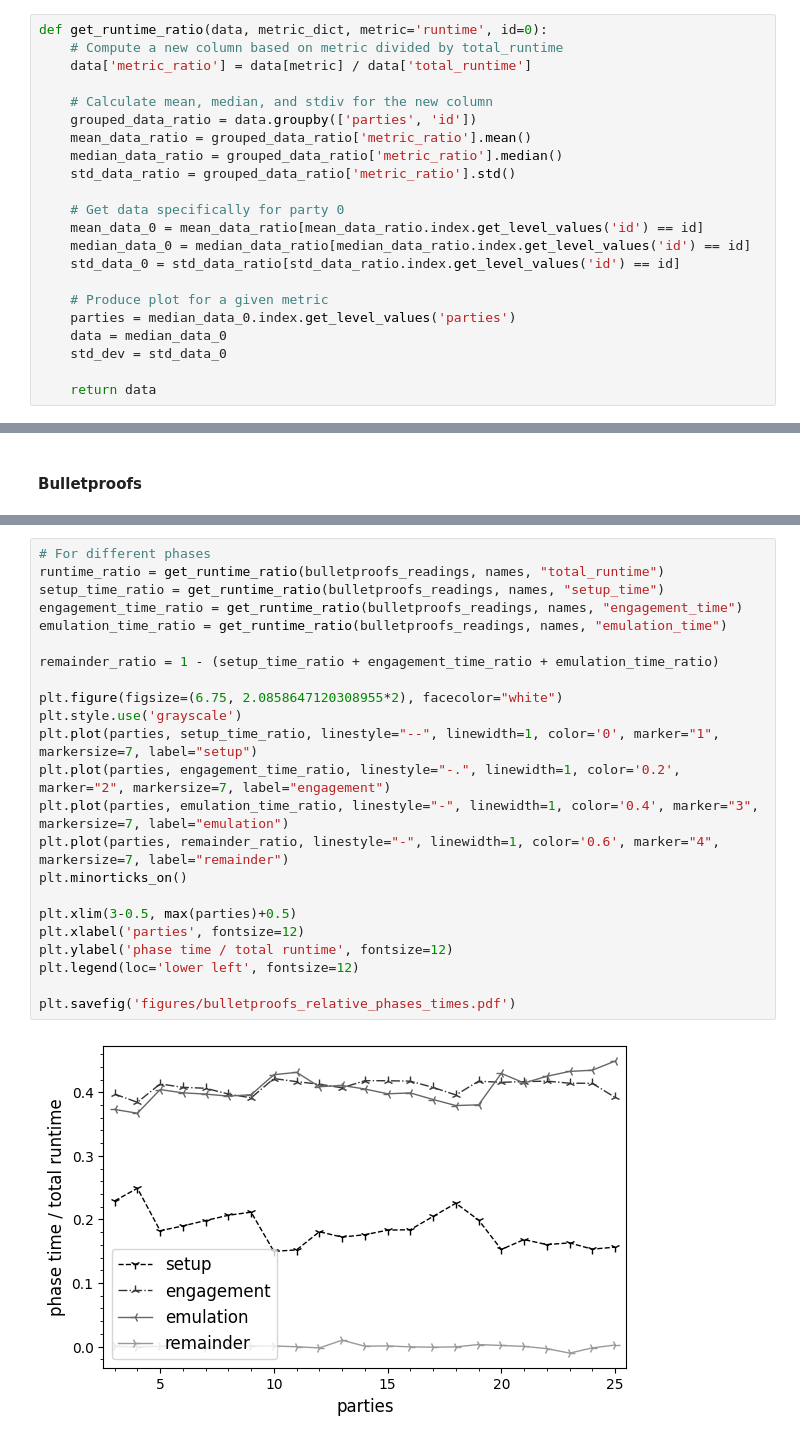
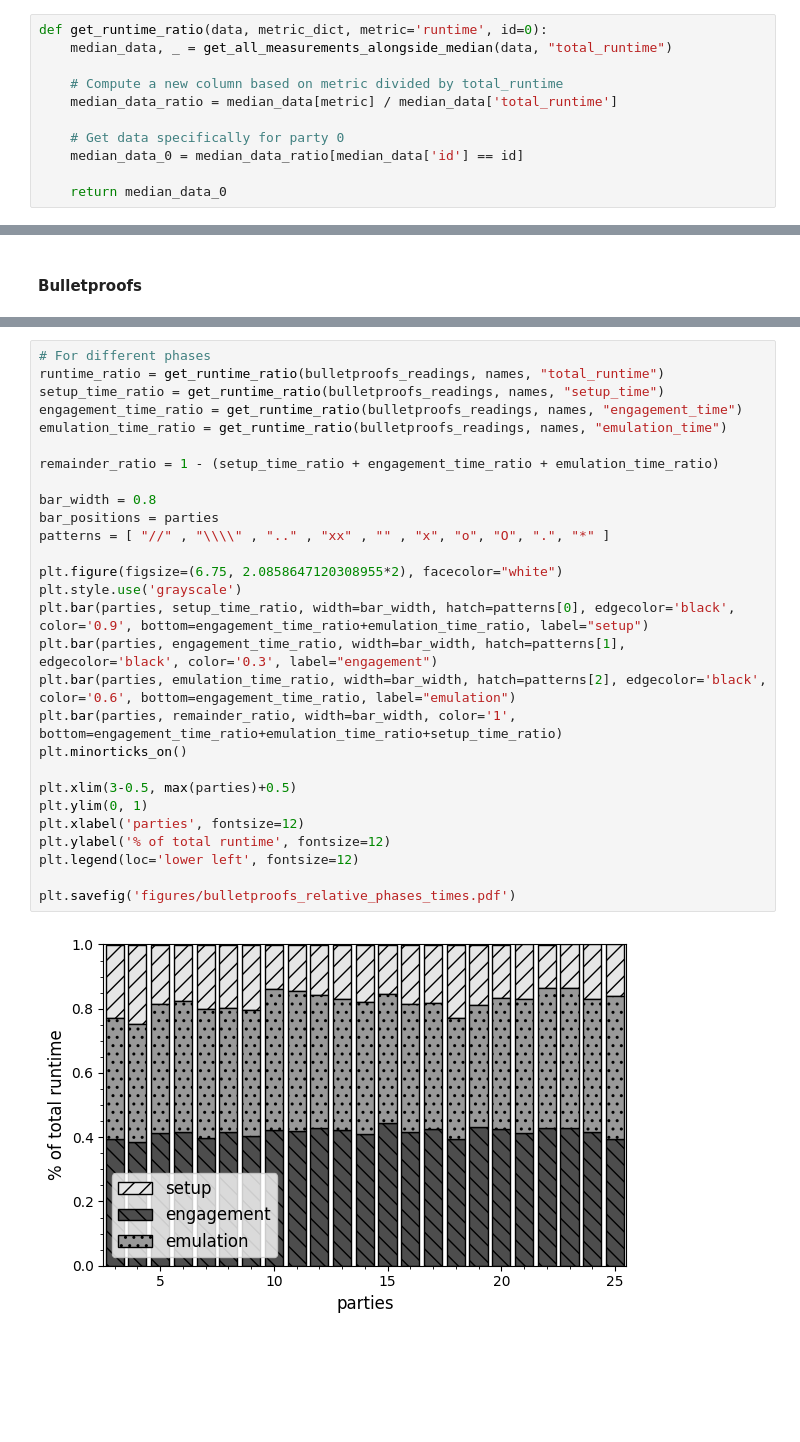
Before and after one commit to lorenzorota/activesecuritympc, a Jupyter notebook: notebooks/benchmark_analysis.ipynb, the cells around one changed output, grey strips where cells are left out. Cells and saved outputs as stored; diff of their text form; blank space fills up the shorter version.

```diff
--- a/notebooks/benchmark_analysis.ipynb
+++ b/notebooks/benchmark_analysis.ipynb
@@ -253,26 +314,15 @@ fig.savefig('figures/active_verification_time.pdf')
 ### Relative runtimes
 # %%
 def get_runtime_ratio(data, metric_dict, metric='runtime', id=0):
+    median_data, _ = get_all_measurements_alongside_median(data, "total_runtime")
+
     # Compute a new column based on metric divided by total_runtime
-    data['metric_ratio'] = data[metric] / data['total_runtime']
-
-    # Calculate mean, median, and stdiv for the new column
-    grouped_data_ratio = data.groupby(['parties', 'id'])
-    mean_data_ratio = grouped_data_ratio['metric_ratio'].mean()
-    median_data_ratio = grouped_data_ratio['metric_ratio'].median()
-    std_data_ratio = grouped_data_ratio['metric_ratio'].std()
+    median_data_ratio = median_data[metric] / median_data['total_runtime']
 
     # Get data specifically for party 0
-    mean_data_0 = mean_data_ratio[mean_data_ratio.index.get_level_values('id') == id]
-    median_data_0 = median_data_ratio[median_data_ratio.index.get_level_values('id') == id]
-    std_data_0 = std_data_ratio[std_data_ratio.index.get_level_values('id') == id]
+    median_data_0 = median_data_ratio[median_data['id'] == id]
 
-    # Produce plot for a given metric
-    parties = median_data_0.index.get_level_values('parties')
-    data = median_data_0
-    std_dev = std_data_0
-
-    return data
+    return median_data_0
 # %% [markdown]
 Lastly we measure how all components compare against the overall runtime and communication cost to see which is the bottleneck.
 
@@ -366,25 +432,30 @@ plt.savefig('figures/bulletproofs_relative_component_times.pdf')
 # %%
 # For different phases
 runtime_ratio = get_runtime_ratio(bulletproofs_readings, names, "total_runtime")
 setup_time_ratio = get_runtime_ratio(bulletproofs_readings, names, "setup_time")
 engagement_time_ratio = get_runtime_ratio(bulletproofs_readings, names, "engagement_time")
 emulation_time_ratio = get_runtime_ratio(bulletproofs_readings, names, "emulation_time")
 
 remainder_ratio = 1 - (setup_time_ratio + engagement_time_ratio + emulation_time_ratio)
 
+bar_width = 0.8
+bar_positions = parties
+patterns = [ "//" , "\\\\" , ".." , "xx" , "" , "x", "o", "O", ".", "*" ]
+
 plt.figure(figsize=(6.75, 2.0858647120308955*2), facecolor="white")
 plt.style.use('grayscale')
-plt.plot(parties, setup_time_ratio, linestyle="--", linewidth=1, color='0', marker="1", markersize=7, label="setup")
-plt.plot(parties, engagement_time_ratio, linestyle="-.", linewidth=1, color='0.2', marker="2", markersize=7, label="engagement")
-plt.plot(parties, emulation_time_ratio, linestyle="-", linewidth=1, color='0.4', marker="3", markersize=7, label="emulation")
-plt.plot(parties, remainder_ratio, linestyle="-", linewidth=1, color='0.6', marker="4", markersize=7, label="remainder")
+plt.bar(parties, setup_time_ratio, width=bar_width, hatch=patterns[0], edgecolor='black', color='0.9', bottom=engagement_time_ratio+emulation_time_ratio, label="setup")
+plt.bar(parties, engagement_time_ratio, width=bar_width, hatch=patterns[1], edgecolor='black', color='0.3', label="engagement")
+plt.bar(parties, emulation_time_ratio, width=bar_width, hatch=patterns[2], edgecolor='black', color='0.6', bottom=engagement_time_ratio, label="emulation")
+plt.bar(parties, remainder_ratio, width=bar_width, color='1', bottom=engagement_time_ratio+emulation_time_ratio+setup_time_ratio)
 plt.minorticks_on()
 
 plt.xlim(3-0.5, max(parties)+0.5)
+plt.ylim(0, 1)
 plt.xlabel('parties', fontsize=12)
-plt.ylabel('phase time / total runtime', fontsize=12)
+plt.ylabel('% of total runtime', fontsize=12)
 plt.legend(loc='lower left', fontsize=12)
 
 plt.savefig('figures/bulletproofs_relative_phases_times.pdf')
 # %% [output]
-[figure, old version]
+[figure, new version]
```
Also changed, not shown: parts of 27 cells of this notebook, 6 other files.
